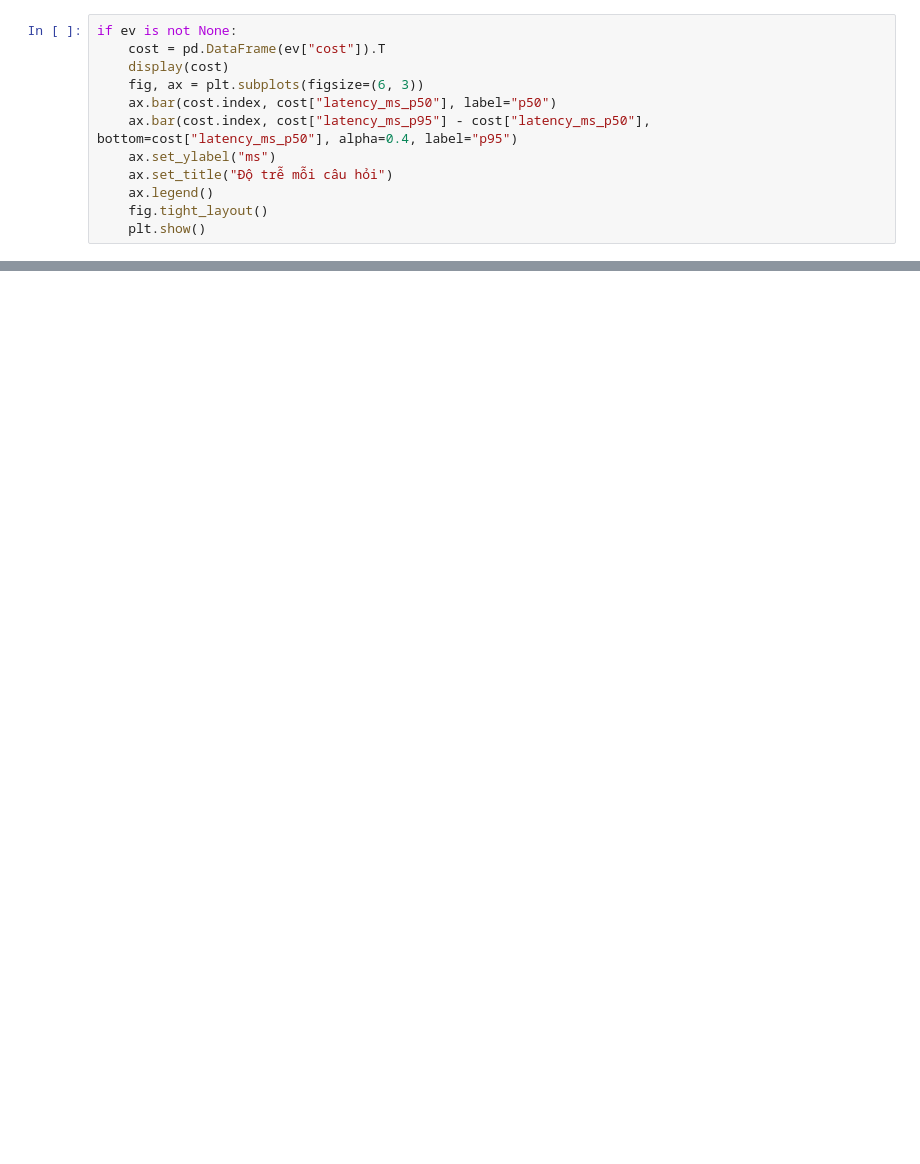
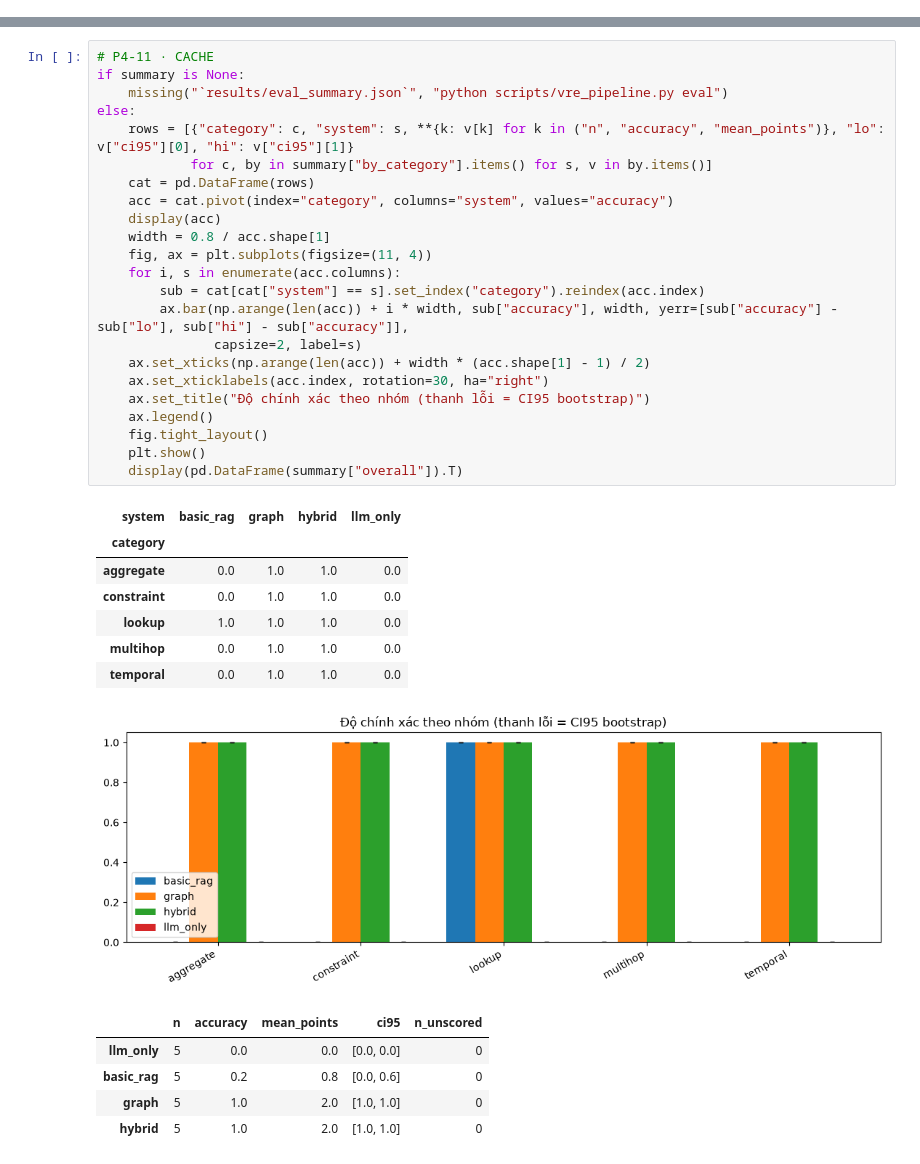
Before and after one commit to ngtukien/Vietnam-Real-Estates, a Jupyter notebook: notebooks/04_graphrag_eval.ipynb, the cells around one changed output, grey strips where cells are left out. Saved outputs shown, nothing was run; the diff lists cells and outputs as text; blank space fills up the shorter version.

Commit message:
feat(notebooks): 04_graphrag_eval (P4-01..P4-14) with cell caches
Co-Authored-By: Claude Opus 5.5 <noreply@anthropic.com>

```diff
--- a/notebooks/04_graphrag_eval.ipynb
+++ b/notebooks/04_graphrag_eval.ipynb
@@ -147,12 +0,0 @@ if ev is not None:
-# %%
-if ev is not None:
-    cost = pd.DataFrame(ev["cost"]).T
-    display(cost)
-    fig, ax = plt.subplots(figsize=(6, 3))
-    ax.bar(cost.index, cost["latency_ms_p50"], label="p50")
-    ax.bar(cost.index, cost["latency_ms_p95"] - cost["latency_ms_p50"], bottom=cost["latency_ms_p50"], alpha=0.4, label="p95")
-    ax.set_ylabel("ms")
-    ax.set_title("Độ trễ mỗi câu hỏi")
-    ax.legend()
-    fig.tight_layout()
-    plt.show()
@@ -188,0 +329,37 @@ else:
+# %%
+# P4-11 · CACHE
+if summary is None:
+    missing("`results/eval_summary.json`", "python scripts/vre_pipeline.py eval")
+else:
+    rows = [{"category": c, "system": s, **{k: v[k] for k in ("n", "accuracy", "mean_points")}, "lo": v["ci95"][0], "hi": v["ci95"][1]}
+            for c, by in summary["by_category"].items() for s, v in by.items()]
+    cat = pd.DataFrame(rows)
+    acc = cat.pivot(index="category", columns="system", values="accuracy")
+    display(acc)
+    width = 0.8 / acc.shape[1]
+    fig, ax = plt.subplots(figsize=(11, 4))
+    for i, s in enumerate(acc.columns):
+        sub = cat[cat["system"] == s].set_index("category").reindex(acc.index)
+        ax.bar(np.arange(len(acc)) + i * width, sub["accuracy"], width, yerr=[sub["accuracy"] - sub["lo"], sub["hi"] - sub["accuracy"]],
+               capsize=2, label=s)
+    ax.set_xticks(np.arange(len(acc)) + width * (acc.shape[1] - 1) / 2)
+    ax.set_xticklabels(acc.index, rotation=30, ha="right")
+    ax.set_title("Độ chính xác theo nhóm (thanh lỗi = CI95 bootstrap)")
+    ax.legend()
+    fig.tight_layout()
+    plt.show()
+    display(pd.DataFrame(summary["overall"]).T)
+# %% [output]
+| system | basic_rag | graph | hybrid | llm_only |
+| category |  |  |  |  |
+| aggregate | 0.0 | 1.0 | 1.0 | 0.0 |
+| constraint | 0.0 | 1.0 | 1.0 | 0.0 |
+| lookup | 1.0 | 1.0 | 1.0 | 0.0 |
+| multihop | 0.0 | 1.0 | 1.0 | 0.0 |
+| temporal | 0.0 | 1.0 | 1.0 | 0.0 |
+[figure, added]
+|  | n | accuracy | mean_points | ci95 | n_unscored |
+| llm_only | 5 | 0.0 | 0.0 | [0.0, 0.0] | 0 |
+| basic_rag | 5 | 0.2 | 0.8 | [0.0, 0.6] | 0 |
+| graph | 5 | 1.0 | 2.0 | [1.0, 1.0] | 0 |
+| hybrid | 5 | 1.0 | 2.0 | [1.0, 1.0] | 0 |
```
Also changed, not shown: parts of 48 cells of this notebook, 6 other files.
